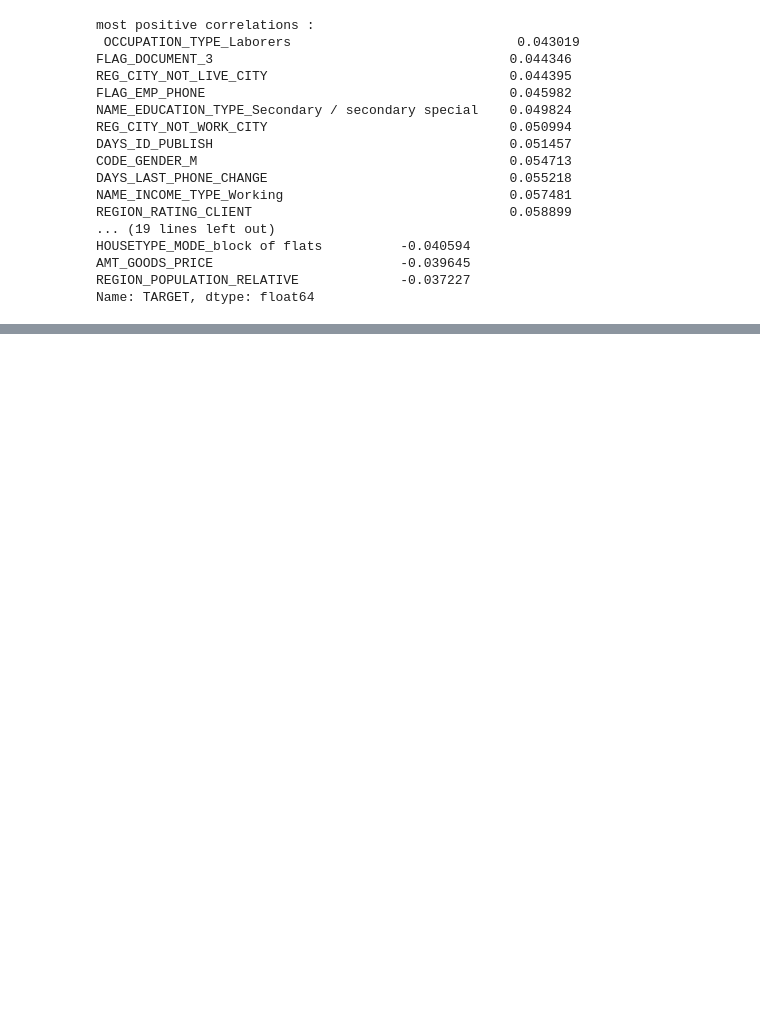
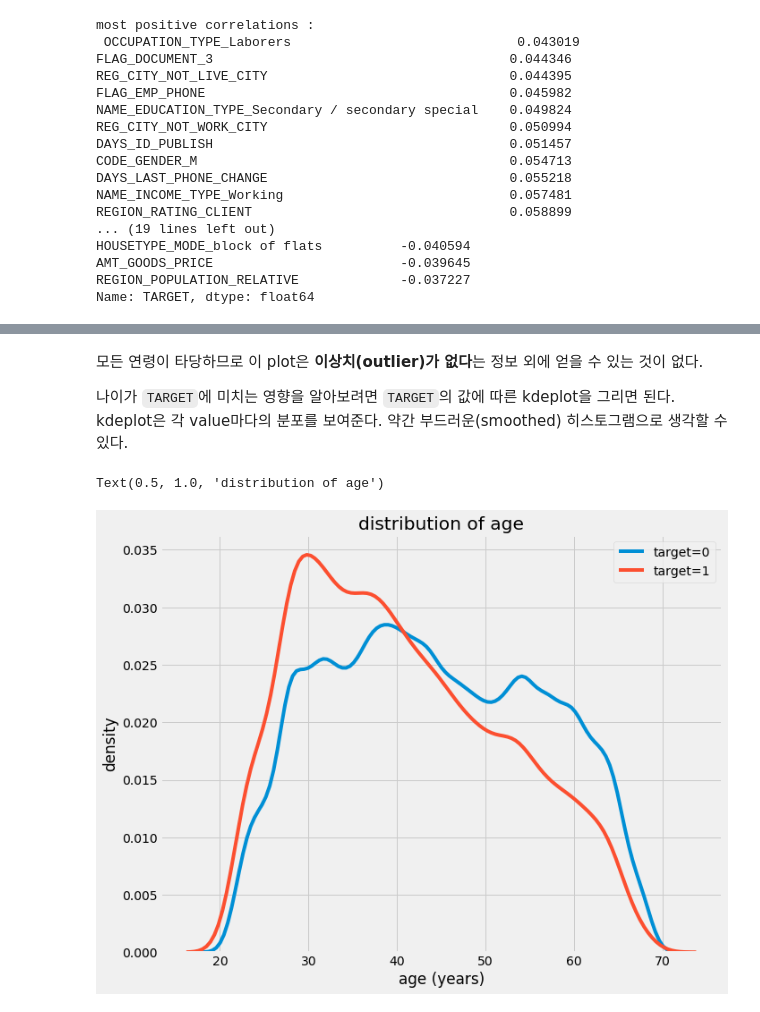
Before and after one commit to CoodingPenguin/kaggle-newbie, a Jupyter notebook: 3_home_credit_default_risk/1_home_credit_default_risk_willkoehrsen/1_home_credit_default_risk_willkoehrsen_2020-08-17.ipynb, the cells around one changed output, grey strips where cells are left out. Cells and saved outputs as stored; diff of their text form; code cells hidden in the pictures; blank space fills up the shorter version.

```diff
--- a/3_home_credit_default_risk/1_home_credit_default_risk_willkoehrsen/1_home_credit_default_risk_willkoehrsen_2020-08-17.ipynb
+++ b/3_home_credit_default_risk/1_home_credit_default_risk_willkoehrsen/1_home_credit_default_risk_willkoehrsen_2020-08-17.ipynb
@@ -428,0 +452,17 @@ Name: TARGET, dtype: float64
+# %% [markdown]
+모든 연령이 타당하므로 이 plot은 **이상치(outlier)가 없다**는 정보 외에 얻을 수 있는 것이 없다.
+
+나이가 `TARGET`에 미치는 영향을 알아보려면 `TARGET`의 값에 따른 kdeplot을 그리면 된다. kdeplot은 각 value마다의 분포를 보여준다. 약간 부드러운(smoothed) 히스토그램으로 생각할 수 있다.
+# %%
+plt.figure(figsize=(10, 8))
+
+# target value 별 사람의 나이 분포 - kdeplot
+sns.kdeplot(app_train.loc[app_train['TARGET'] == 0, 'DAYS_BIRTH'] / 365, label='target=0')
+sns.kdeplot(app_train.loc[app_train['TARGET'] == 1, 'DAYS_BIRTH'] / 365, label='target=1')
+
+plt.xlabel('age (years)')
+plt.ylabel('density')
+plt.title('distribution of age')
+# %% [output]
+Text(0.5, 1.0, 'distribution of age')
+[figure, added]
```
Also changed, not shown: parts of 37 cells of this notebook.
